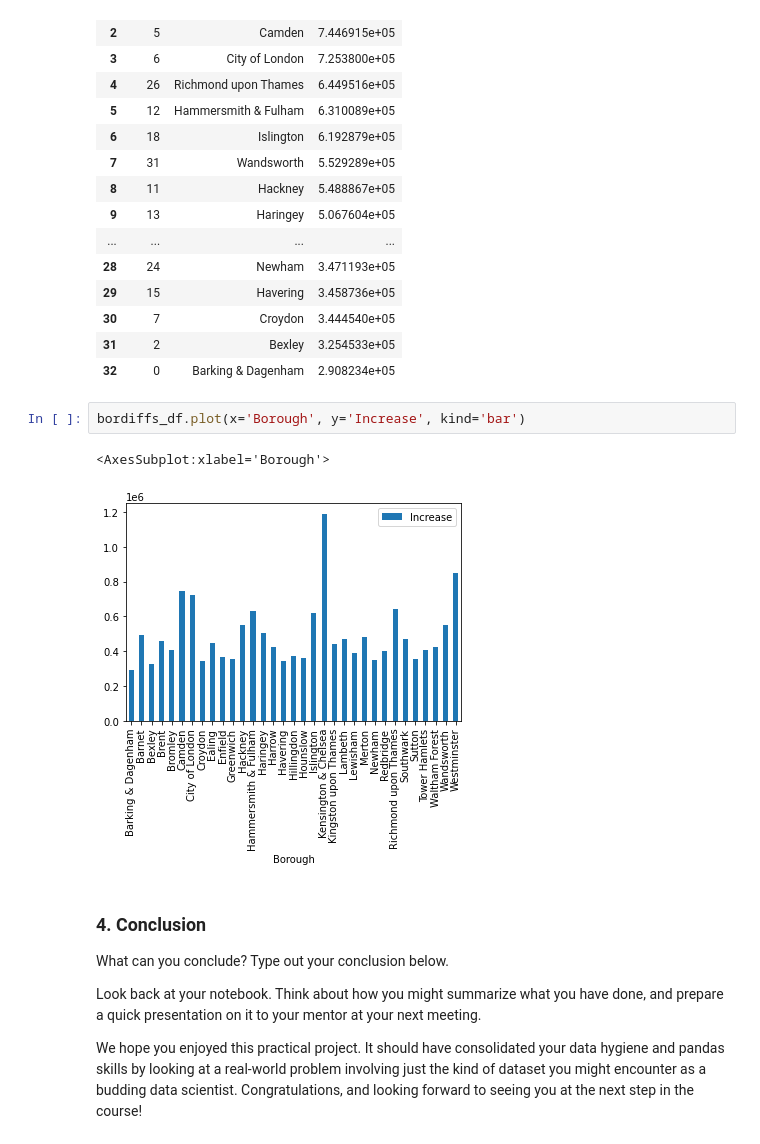
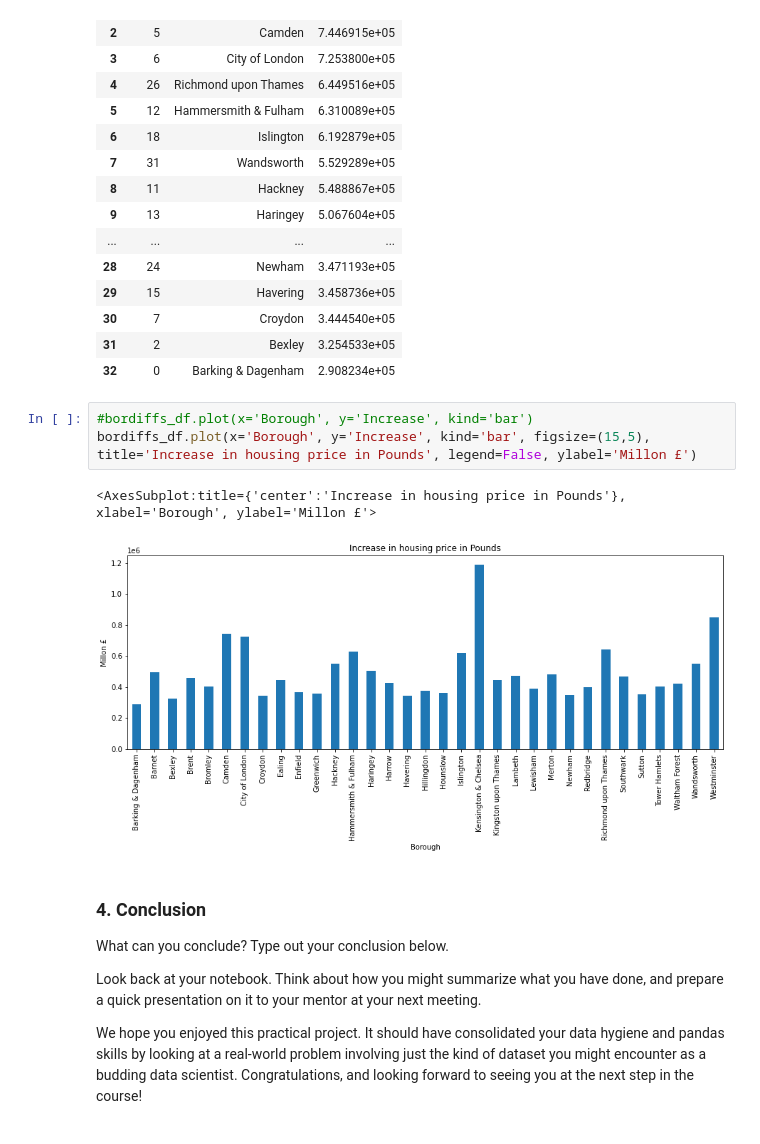
Before and after one commit to DanielEllisSchwartz/Springboard, a Jupyter notebook: CaseStudy-LondonCalling/Unit 4 Challenge - Tier 3.ipynb, the cells around one changed output. Drawn from its saved outputs; the diff is of its cells as text.

```diff
--- a/CaseStudy-LondonCalling/Unit 4 Challenge - Tier 3.ipynb
+++ b/CaseStudy-LondonCalling/Unit 4 Challenge - Tier 3.ipynb
@@ -676,11 +677,12 @@ bordiffs_sorted.reset_index()
 | 30 | 7 | Croydon | 3.444540e+05 |
 | 31 | 2 | Bexley | 3.254533e+05 |
 | 32 | 0 | Barking & Dagenham | 2.908234e+05 |
-# %%
-bordiffs_df.plot(x='Borough', y='Increase', kind='bar')
-# %% [output]
-<AxesSubplot:xlabel='Borough'>
-[figure, removed]
+# %%
+#bordiffs_df.plot(x='Borough', y='Increase', kind='bar')
+bordiffs_df.plot(x='Borough', y='Increase', kind='bar', figsize=(15,5), title='Increase in housing price in Pounds', legend=False, ylabel='Millon £')
+# %% [output]
+<AxesSubplot:title={'center':'Increase in housing price in Pounds'}, xlabel='Borough', ylabel='Millon £'>
+[figure, added]
 # %% [markdown]
 ### 4. Conclusion
 What can you conclude? Type out your conclusion below.
```
Also changed, not shown: parts of 1 cell of this notebook.
